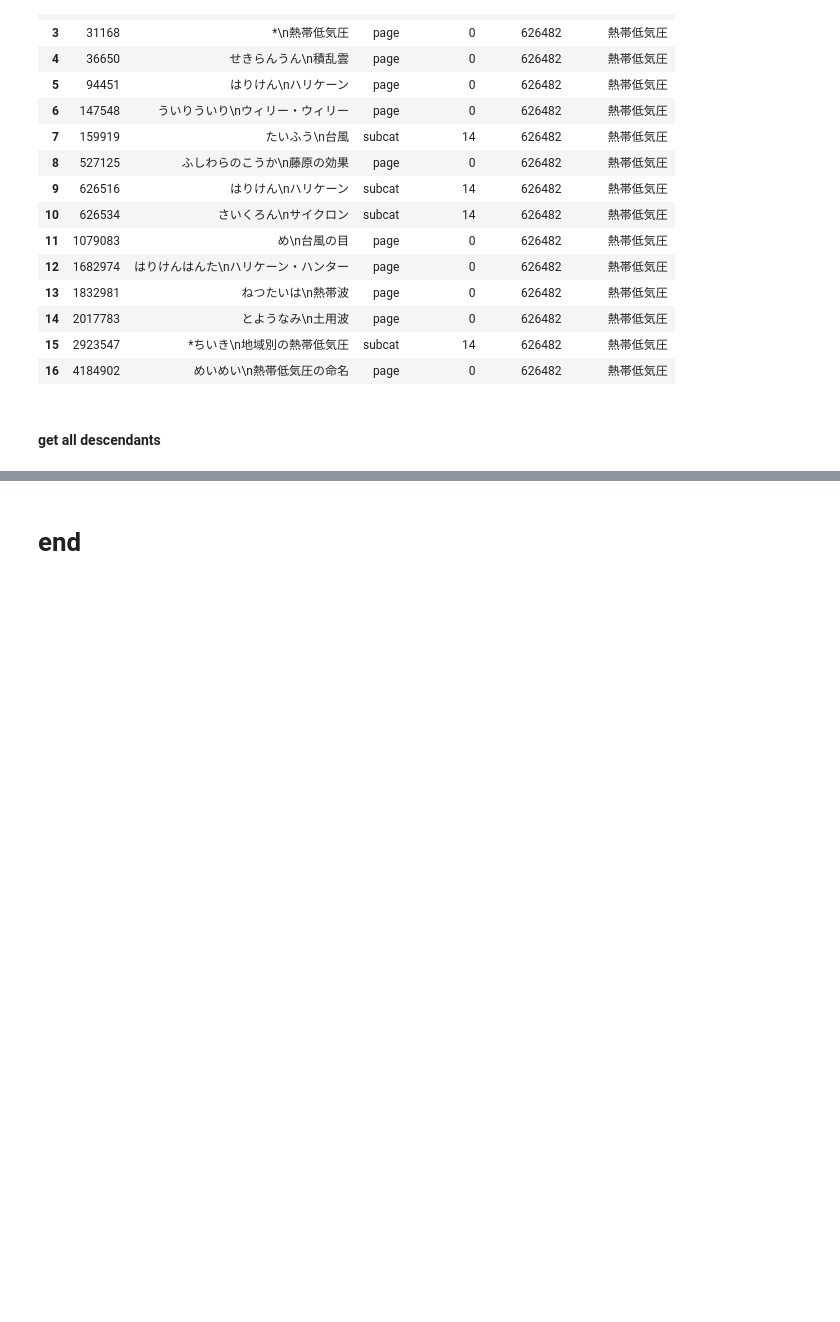
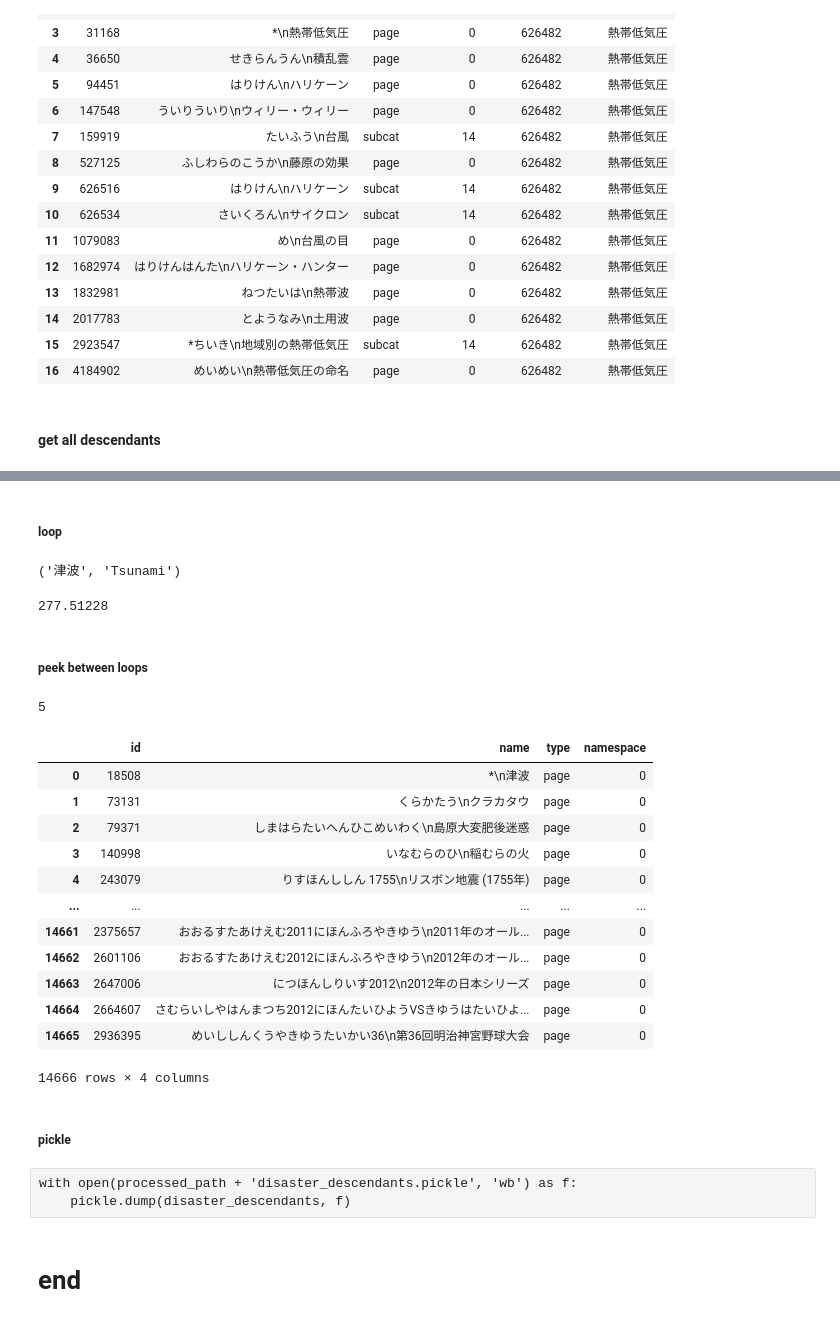
Before and after one commit to bhrdj/predwikt, a Jupyter notebook: notebooks/1.17-sfb-find-all-category-descendents.ipynb, the cells around one changed output, grey strips where cells are left out. Drawn from its saved outputs; the diff is of its cells as text; code cells hidden in the pictures; blank space fills up the shorter version.

```diff
--- a/notebooks/1.17-sfb-find-all-category-descendents.ipynb
+++ b/notebooks/1.17-sfb-find-all-category-descendents.ipynb
@@ -320,2 +378,50 @@ tropstorm
+# %%
+disaster_descendants = {}
+# %%
+d = disaster_cat_page_ids
+gen = (i for i in disaster_cat_page_ids.keys())
+# %% [markdown]
+##### **loop**
+# %%
+disaster = next(gen)
+disaster, disasters_english[disaster]
+# %% [output]
+('津波', 'Tsunami')
+# %%
+start_time = dt.now()
+
+disaster_descendants[disaster] = get_all_descendants_by_namespace(d[disaster])
+
+end_time = dt.now()
+(end_time - start_time).total_seconds()
+# %% [output]
+277.51228
+# %% [markdown]
+##### peek between loops
+# %%
+len(disaster_descendants)
+# %% [output]
+5
+# %%
+disaster_descendants[disaster]
+# %% [output]
+|  | id | name | type | namespace |
+| 0 | 18508 | *\n津波 | page | 0 |
+| 1 | 73131 | くらかたう\nクラカタウ | page | 0 |
+| 2 | 79371 | しまはらたいへんひこめいわく\n島原大変肥後迷惑 | page | 0 |
+| 3 | 140998 | いなむらのひ\n稲むらの火 | page | 0 |
+| 4 | 243079 | りすほんししん 1755\nリスボン地震 (1755年) | page | 0 |
+| ... | ... | ... | ... | ... |
+| 14661 | 2375657 | おおるすたあけえむ2011にほんふろやきゆう\n2011年のオール... | page | 0 |
+| 14662 | 2601106 | おおるすたあけえむ2012にほんふろやきゆう\n2012年のオール... | page | 0 |
+| 14663 | 2647006 | につほんしりいす2012\n2012年の日本シリーズ | page | 0 |
+| 14664 | 2664607 | さむらいしやはんまつち2012にほんたいひようVSきゆうはたいひよ... | page | 0 |
+| 14665 | 2936395 | めいししんくうやきゆうたいかい36\n第36回明治神宮野球大会 | page | 0 |
+14666 rows × 4 columns
+# %% [markdown]
+##### pickle
+# %% [raw]
+with open(processed_path + 'disaster_descendants.pickle', 'wb') as f:
+    pickle.dump(disaster_descendants, f)
 # %% [markdown]
 # end
```
Also changed, not shown: parts of 17 cells of this notebook, 2 other files.
